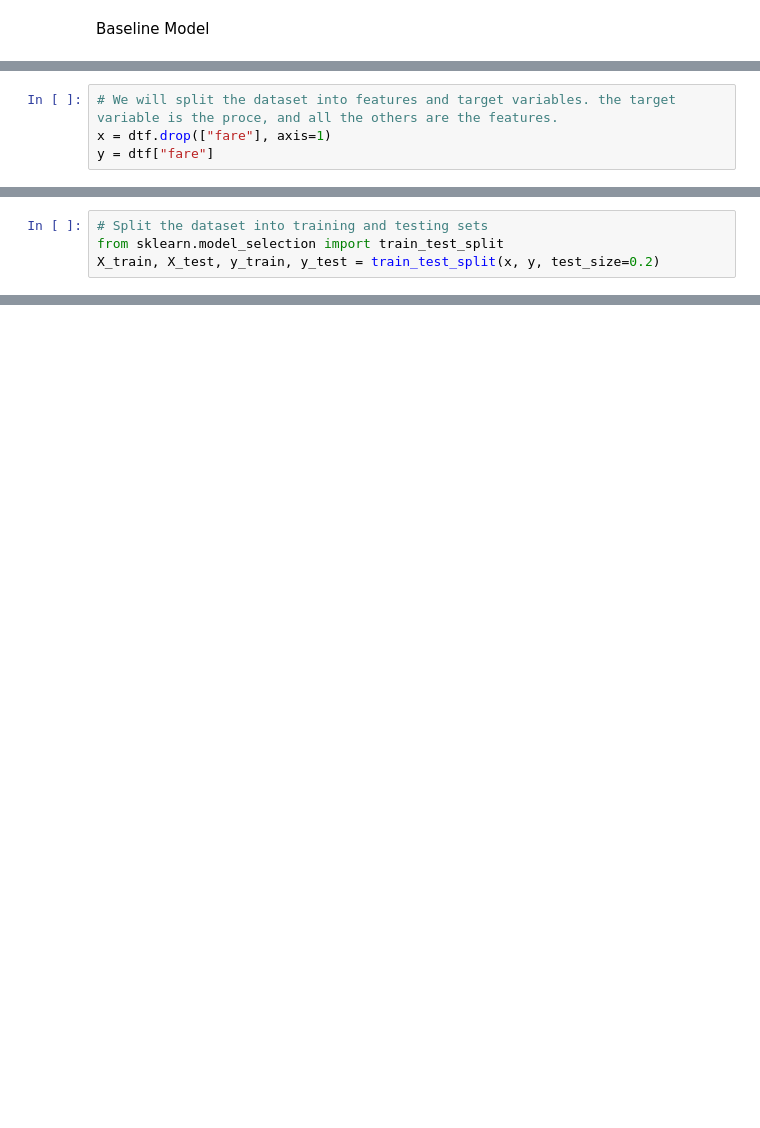
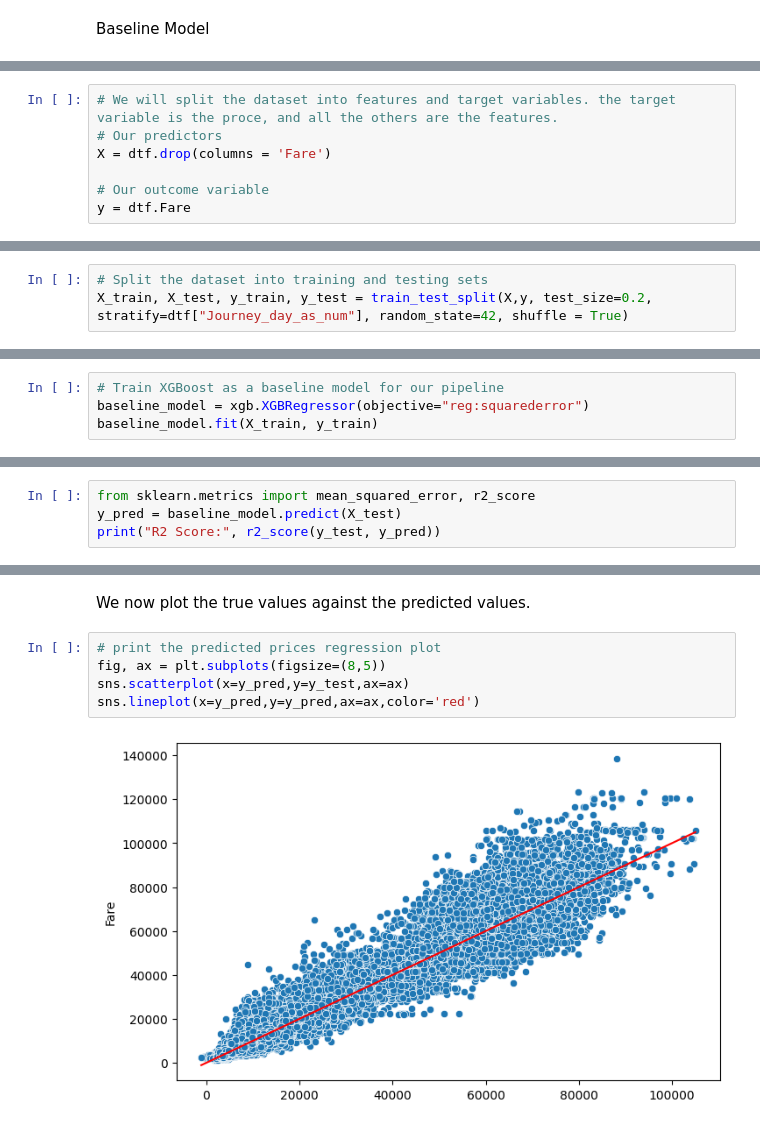
Before and after one commit to NoamGini/Tabular-data-science---Airfare, a Jupyter notebook: Pipline.ipynb, the cells around one changed output, grey strips where cells are left out. Drawn from its saved outputs; the diff is of its cells as text; blank space fills up the shorter version.

Commit message:
adding baseline model

```diff
--- a/Pipline.ipynb
+++ b/Pipline.ipynb
@@ -190,4 +378,7 @@ Baseline Model
 # %%
 # We will split the dataset into features and target variables. the target variable is the proce, and all the others are the features.
-x = dtf.drop(["fare"], axis=1)
-y = dtf["fare"]
+# Our predictors
+X = dtf.drop(columns = 'Fare')
+
+# Our outcome variable
+y = dtf.Fare
@@ -194,4 +387,3 @@ y = dtf["fare"]
 # %%
 # Split the dataset into training and testing sets
-from sklearn.model_selection import train_test_split
-X_train, X_test, y_train, y_test = train_test_split(x, y, test_size=0.2)
+X_train, X_test, y_train, y_test = train_test_split(X,y, test_size=0.2, stratify=dtf["Journey_day_as_num"], random_state=42, shuffle = True)
@@ -197,0 +392,4 @@ X_train, X_test, y_train, y_test = train_test_split(x, y, test_size=0.2)
+# %%
+# Train XGBoost as a baseline model for our pipeline
+baseline_model = xgb.XGBRegressor(objective="reg:squarederror")
+baseline_model.fit(X_train, y_train)
@@ -197,0 +408,4 @@ X_train, X_test, y_train, y_test = train_test_split(x, y, test_size=0.2)
+# %%
+from sklearn.metrics import mean_squared_error, r2_score
+y_pred = baseline_model.predict(X_test)
+print("R2 Score:", r2_score(y_test, y_pred))
@@ -197,0 +429,9 @@ X_train, X_test, y_train, y_test = train_test_split(x, y, test_size=0.2)
+# %% [markdown]
+We now plot the true values against the predicted values.
+# %%
+# print the predicted prices regression plot
+fig, ax = plt.subplots(figsize=(8,5))
+sns.scatterplot(x=y_pred,y=y_test,ax=ax)
+sns.lineplot(x=y_pred,y=y_pred,ax=ax,color='red')
+# %% [output]
+[figure, added]
```
Also changed, not shown: parts of 41 cells of this notebook.
